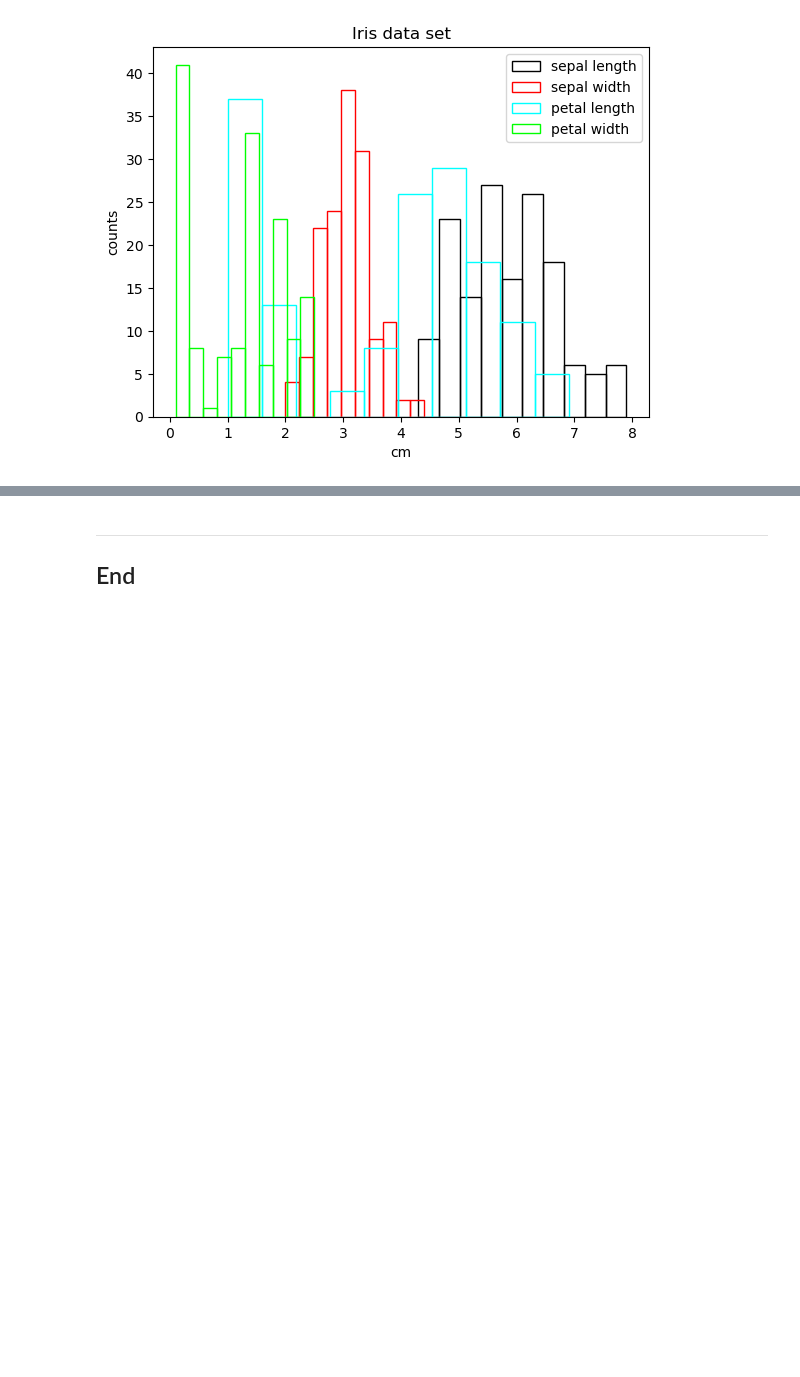
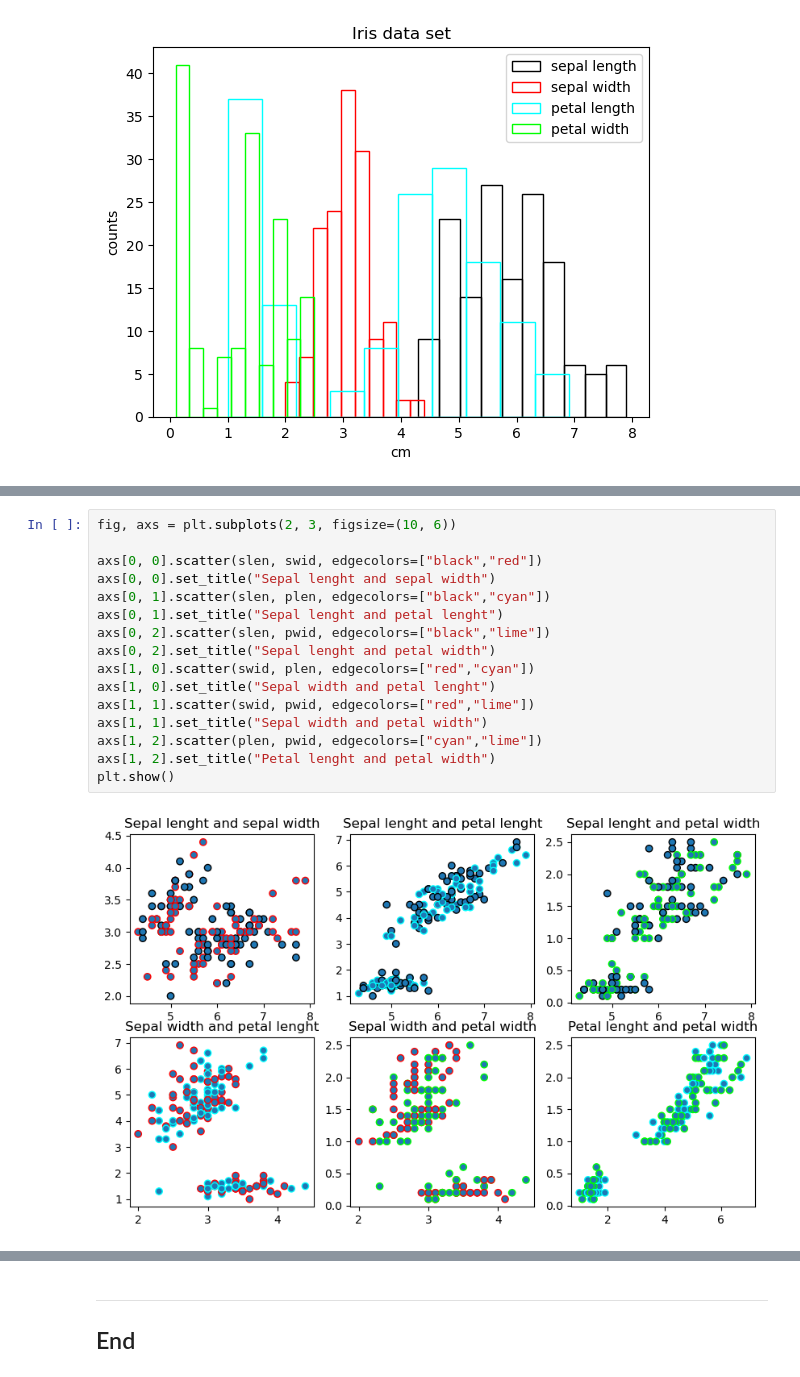
Before and after one commit to FatimaBOliveira/pands-project, a Jupyter notebook: iris.ipynb, the cells around one changed output, grey strips where cells are left out. Drawn from its saved outputs; the diff is of its cells as text; blank space fills up the shorter version.

```diff
--- a/iris.ipynb
+++ b/iris.ipynb
@@ -162,0 +183,18 @@ plt.show()
+# %%
+fig, axs = plt.subplots(2, 3, figsize=(10, 6))
+
+axs[0, 0].scatter(slen, swid, edgecolors=["black","red"])
+axs[0, 0].set_title("Sepal lenght and sepal width")
+axs[0, 1].scatter(slen, plen, edgecolors=["black","cyan"])
+axs[0, 1].set_title("Sepal lenght and petal lenght")
+axs[0, 2].scatter(slen, pwid, edgecolors=["black","lime"])
+axs[0, 2].set_title("Sepal lenght and petal width")
+axs[1, 0].scatter(swid, plen, edgecolors=["red","cyan"])
+axs[1, 0].set_title("Sepal width and petal lenght")
+axs[1, 1].scatter(swid, pwid, edgecolors=["red","lime"])
+axs[1, 1].set_title("Sepal width and petal width")
+axs[1, 2].scatter(plen, pwid, edgecolors=["cyan","lime"])
+axs[1, 2].set_title("Petal lenght and petal width")
+plt.show()
+# %% [output]
+[figure, added]
```
Also changed, not shown: parts of 10 cells of this notebook, 1 other file.
